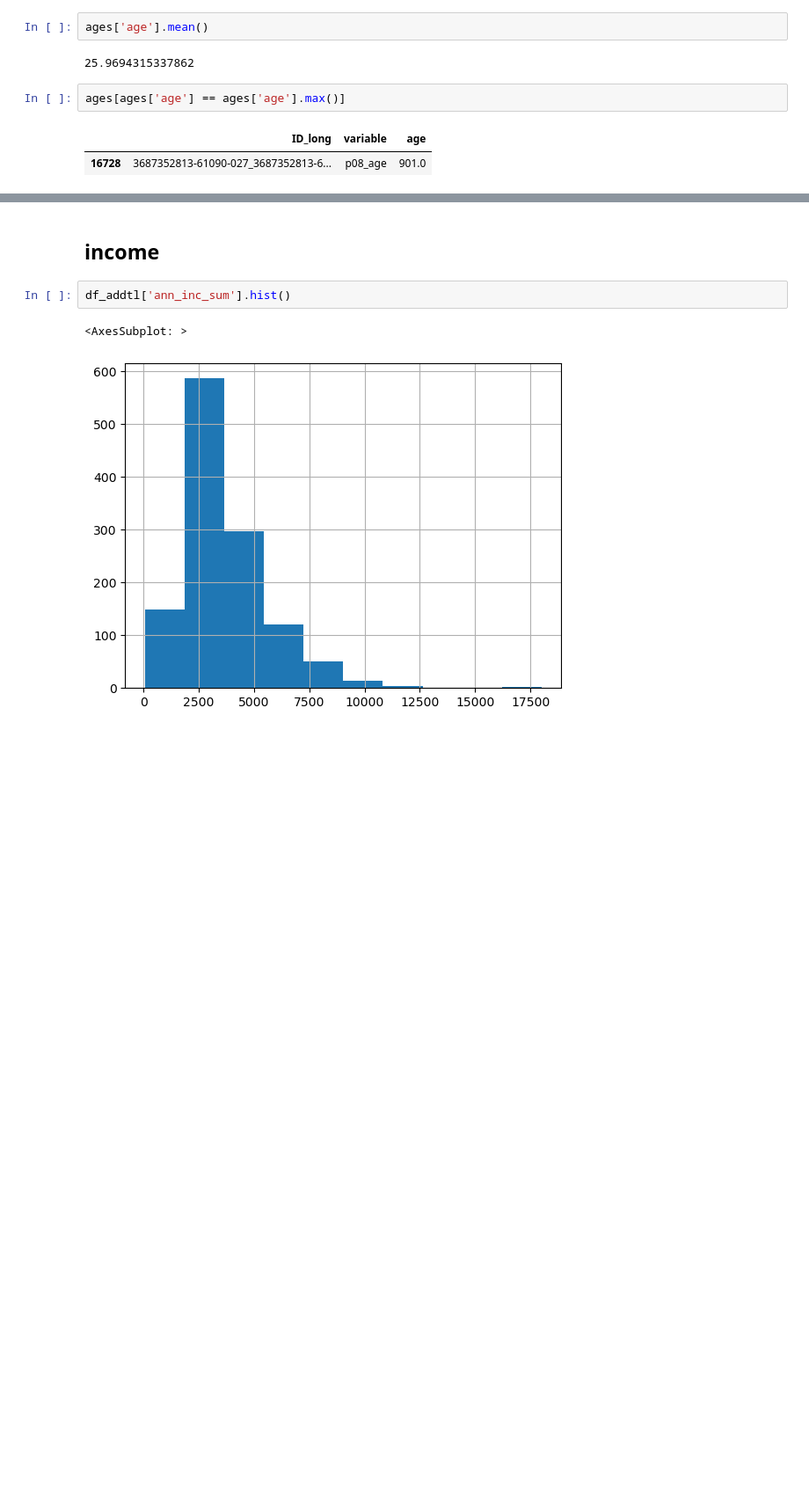
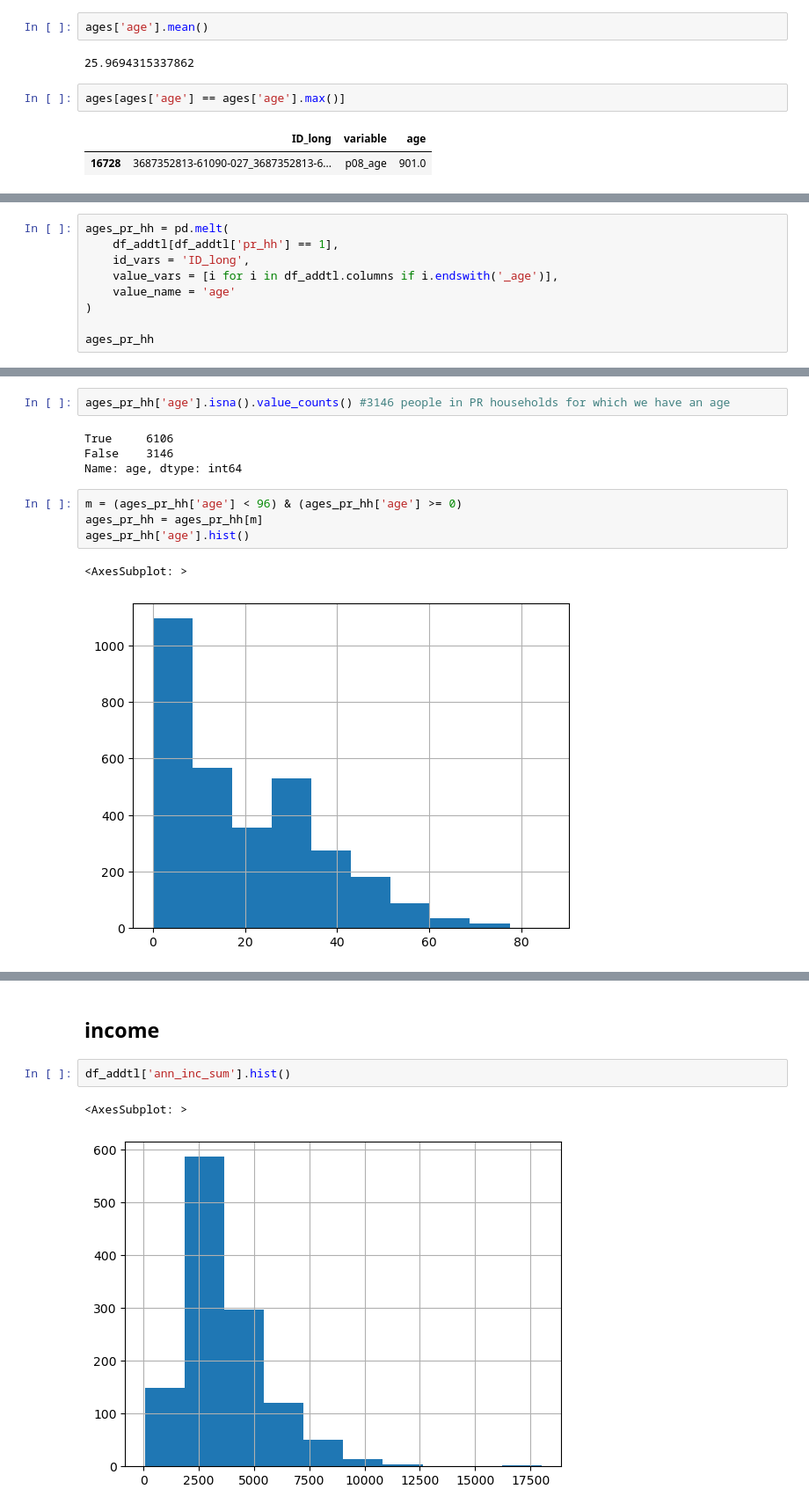
Before and after one commit to Jorge-at-Centro/Lincoln-Square-Project, a Jupyter notebook: 01_SJH_exploratory_data_analysis.ipynb, the cells around one changed output, grey strips where cells are left out. Shown at 88% size. Saved outputs shown, nothing was run; the diff lists cells and outputs as text; blank space fills up the shorter version.

```diff
--- a/01_SJH_exploratory_data_analysis.ipynb
+++ b/01_SJH_exploratory_data_analysis.ipynb
@@ -2420,0 +2453,9 @@ ages[ages['age'] == ages['age'].max()]
+# %%
+ages_pr_hh = pd.melt(
+    df_addtl[df_addtl['pr_hh'] == 1],
+    id_vars = 'ID_long',
+    value_vars = [i for i in df_addtl.columns if i.endswith('_age')],
+    value_name = 'age'
+)
+
+ages_pr_hh
@@ -2420,0 +2476,13 @@ ages[ages['age'] == ages['age'].max()]
+# %%
+ages_pr_hh['age'].isna().value_counts() #3146 people in PR households for which we have an age
+# %% [output]
+True     6106
+False    3146
+Name: age, dtype: int64
+# %%
+m = (ages_pr_hh['age'] < 96) & (ages_pr_hh['age'] >= 0)
+ages_pr_hh = ages_pr_hh[m]
+ages_pr_hh['age'].hist()
+# %% [output]
+<AxesSubplot: >
+[figure, added]
```
Also changed, not shown: parts of 19 cells of this notebook.
